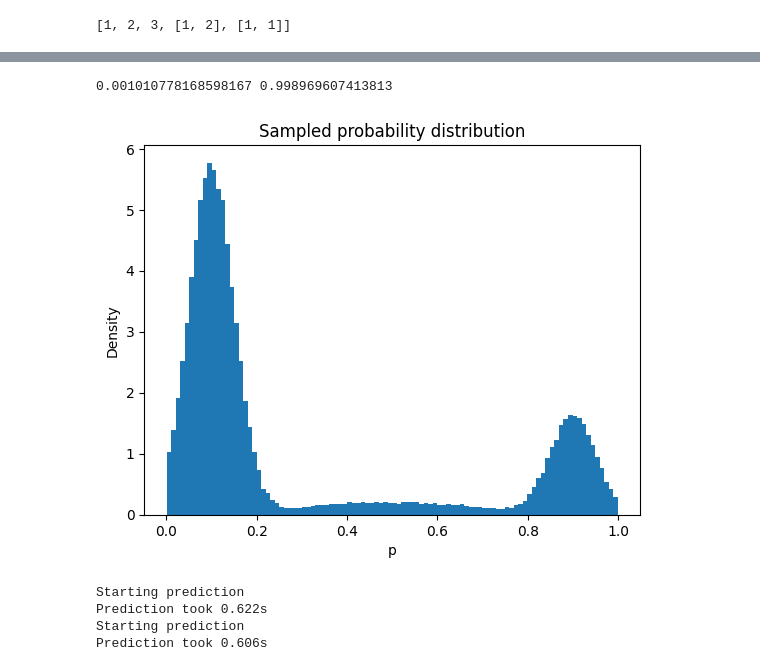
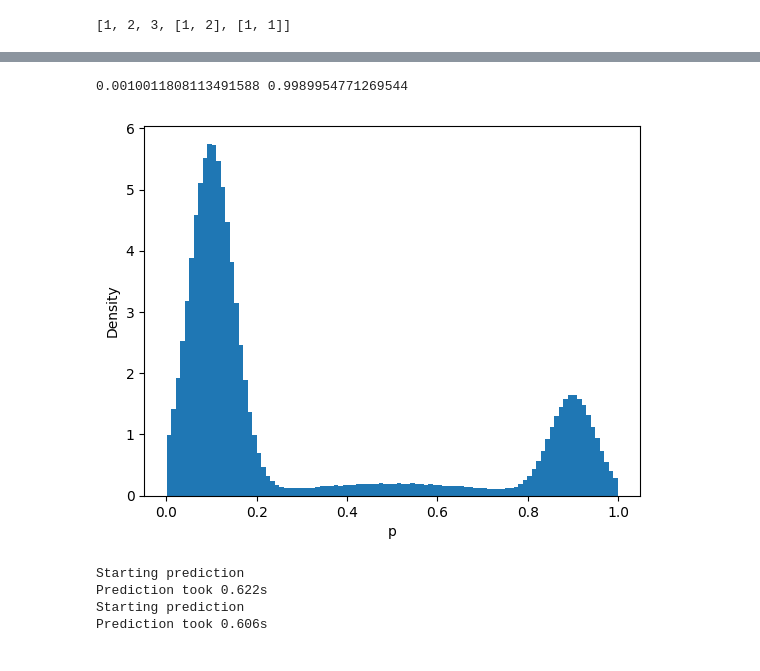
Before and after one commit to yannik131/FL_WDN, a Jupyter notebook: scripts/WDN/stuff.ipynb, the cells around one changed output, grey strips where cells are left out. Saved outputs shown, nothing was run; the diff lists cells and outputs as text; code cells hidden in the pictures.

Commit message:
Working on report

```diff
--- a/scripts/WDN/stuff.ipynb
+++ b/scripts/WDN/stuff.ipynb
@@ -113,3 +113,37 @@ x = [1, 2, 3] + [[1, 2], [1, 1]]
 print(x)
 # %% [output]
 [1, 2, 3, [1, 2], [1, 1]]
+# %%
+import numpy as np
+import matplotlib.pyplot as plt
+from scipy.stats import truncnorm, norm
+
+eps = 1e-3
+
+components = [
+    (0.70, 0.1, 0.05),
+    (0.20, 0.9, 0.05),
+    (0.10, 0.5, 0.20),
+]
+
+x = np.linspace(eps, 1 - eps, 1000)
+
+pdf = np.zeros_like(x)
+
+for weight, mean, std in components:
+    a = (eps - mean) / std
+    b = (1 - eps - mean) / std
+
+    normalization = norm.cdf(b) - norm.cdf(a)
+
+    pdf += weight * norm.pdf(
+        (x - mean) / std
+    ) / (std * normalization)
+
+plt.plot(x, pdf)
+
+plt.xlabel("p")
+plt.ylabel("Density")
+plt.title("Sampled probability distribution")
+plt.xlim(0, 1)
+plt.show()
@@ -116,37 +152,36 @@ print(x)
 # %%
 import numpy as np
 import matplotlib.pyplot as plt
 from scipy.stats import truncnorm
 
-n = 100000
+n = 1000000
 
 def sample_p(eps=1e-3):
     r = np.random.rand()
 
     if r < 0.70:
         mean, std = 0.1, 0.05
     elif r < 0.90:
         mean, std = 0.9, 0.05
     else:
         mean, std = 0.5, 0.20
 
     a = (eps - mean) / std
     b = (1 - eps - mean) / std
 
     return truncnorm.rvs(a, b, loc=mean, scale=std)
 
 p = [sample_p() for _ in range(n)]
 
 print(min(p), max(p))
 
 plt.hist(p, bins=100, density=True)
 plt.xlabel("p")
 plt.ylabel("Density")
-plt.title("Sampled probability distribution")
-plt.show()
+plt.savefig("../../reports/WDN/figures/reaction_prob_distribution.jpg", dpi=300)
 # %% [output]
-0.001010778168598167 0.998969607413813
+0.0010011808113491588 0.9989954771269544
-[figure, old version]
+[figure, new version]
 # %%
 import pandas as pd
 from pathlib import Path
```
Also changed, not shown: parts of 3 cells of this notebook, 12 other files.
